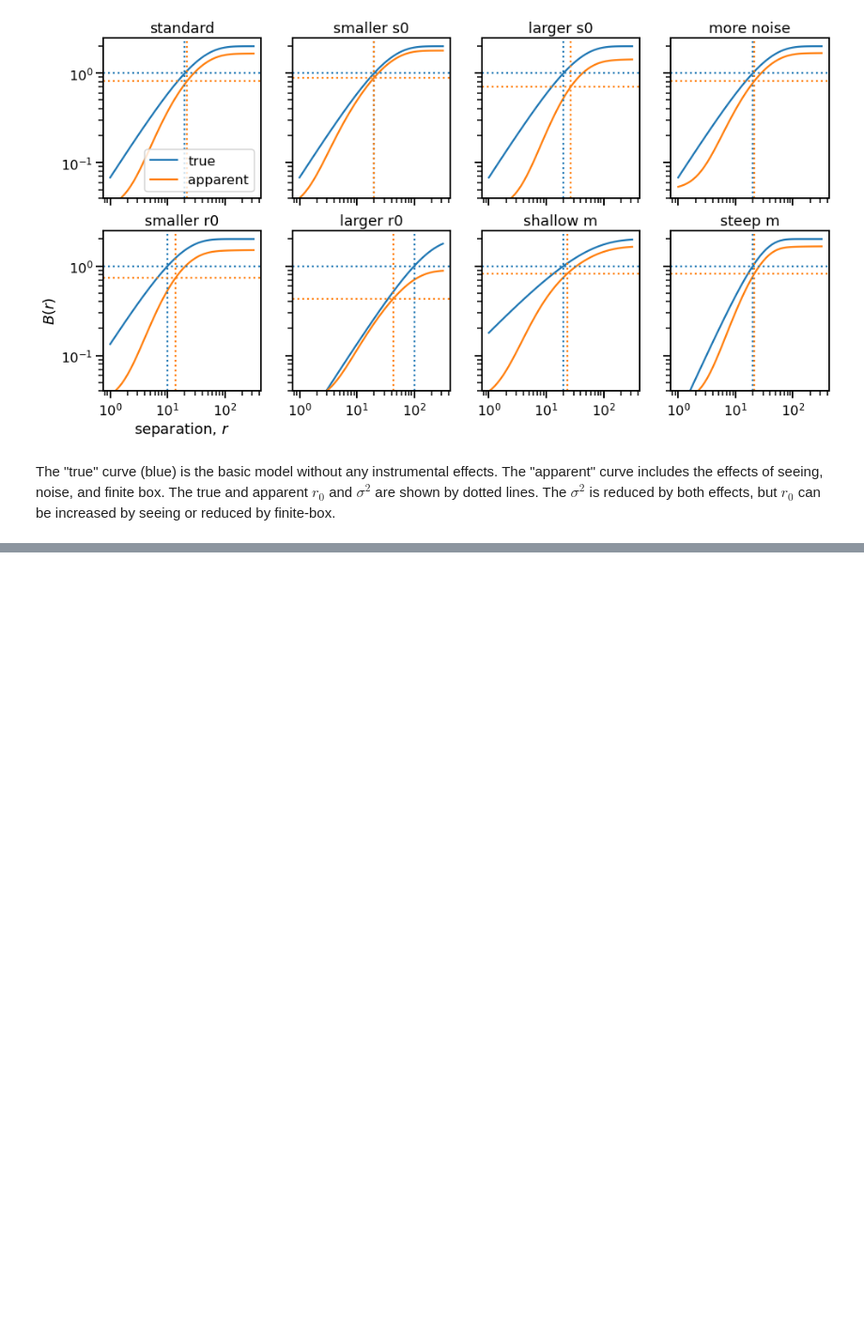
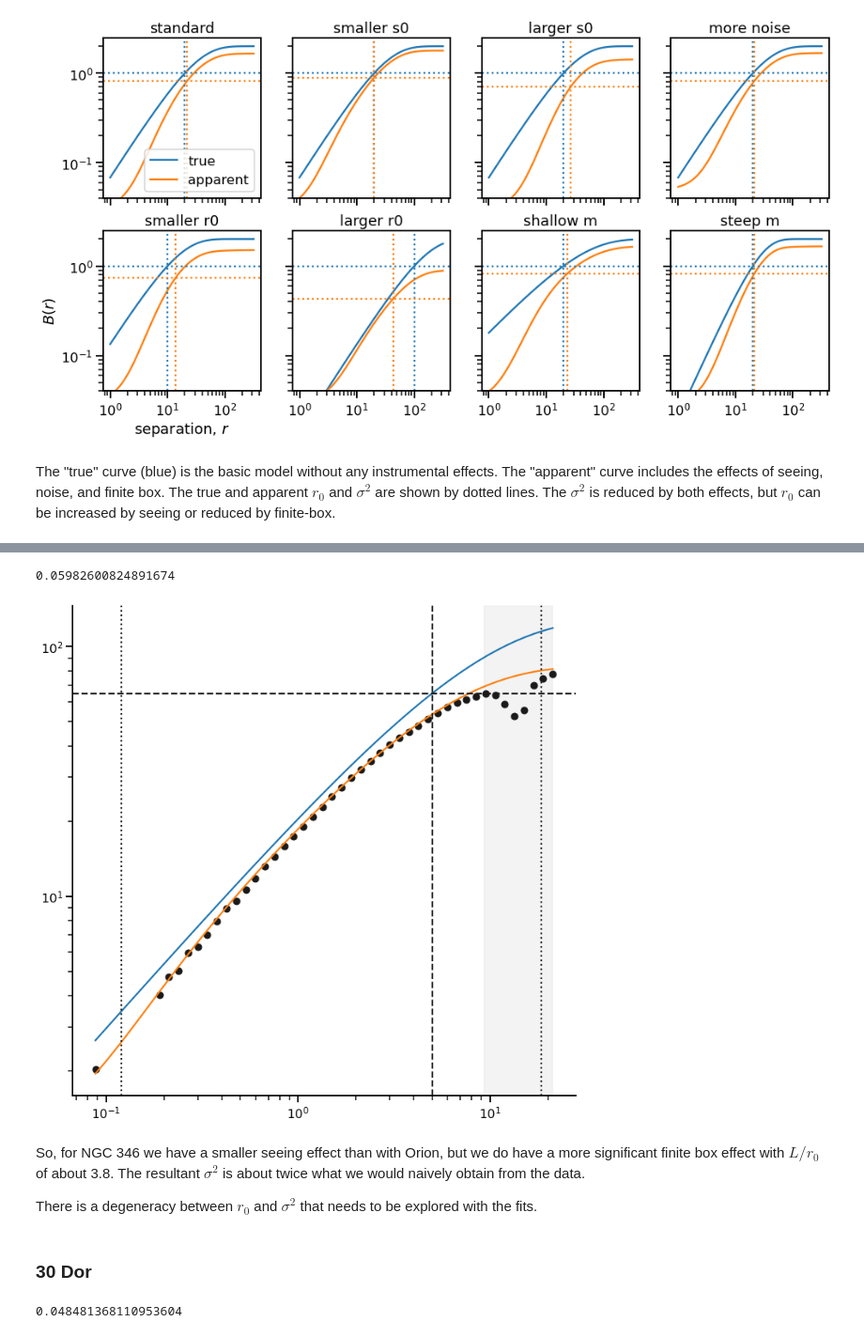
Before and after one commit to will-henney/mariano-velocity-statistics, a Jupyter notebook: new-model-strucfuncs.ipynb, the cells around one changed output, grey strips where cells are left out. Shown at 94% size. Drawn from its saved outputs; the diff is of its cells as text; code cells hidden in the pictures; blank space fills up the shorter version.

```diff
--- a/new-model-strucfuncs.ipynb
+++ b/new-model-strucfuncs.ipynb
@@ -131,0 +218,72 @@ The "true" curve (blue) is the basic model without any instrumental effects.  Th
+# %%
+with open("ngc346-strucfunc-ha.json") as f:
+    sf = values2arrays(json.load(f))
+mask = sf["N pairs"] > 0
+# %%
+Distance_pc = 61700
+pix_scale_arcsec = 0.2
+pc_per_arcsec = (Distance_pc * (u.au / u.pc)).cgs.value
+pix_scale_pc = pc_per_arcsec * pix_scale_arcsec
+pix_scale_pc
+# %% [output]
+0.05982600824891674
+# %%
+fig, ax = plt.subplots(figsize=(12, 12))
+
+
+r = 10**sf["log10 r"][mask]
+r *= pix_scale_pc
+B = sf["Unweighted B(r)"][mask]
+
+# Merge first K points
+K = 3
+r[K] = np.mean(r[:K])
+B[K] = np.mean(B[:K])
+r = r[K:]
+B = B[K:]
+
+# Observed strucfunc
+ax.plot(r, B, linestyle="none", marker="o", color="k")
+
+# Model parameters
+L = np.sqrt(316 * 305) * pix_scale_pc
+s0 = 0.2 * pc_per_arcsec
+r0 = 5.0
+m = 0.87
+sig2 = 65
+noise = 1.0
+
+# Model strucfunc
+rgrid = np.logspace(np.log10(r[0]), np.log10(r[-1]))
+
+true_b = ax.plot(
+    rgrid, bfunc00s(rgrid, r0, sig2, m),
+    label="true",
+)
+c_true = true_b[0].get_color()
+app_b = ax.plot(
+    rgrid,
+    bfunc04s(rgrid, r0, sig2, m, s0, noise, L),
+    label="apparent",
+)
+c_app = app_b[0].get_color()
+
+
+ax.axvline(L, color="k", linestyle="dotted")
+ax.axvline(2 * s0, color="k", linestyle="dotted")
+ax.axvline(r0, color="k", linestyle="dashed")
+ax.axhline(sig2, color="k", linestyle="dashed")
+ax.axvspan(L/2, r[-1], color="k", alpha=0.05, zorder=-1)
+ax.set(
+    xscale="log",
+    yscale="log",
+)
+sns.despine();
+# %% [output]
+[figure, added]
+# %% [markdown]
+So, for NGC 346 we have a smaller seeing effect than with Orion, but we do have a more significant finite box effect with $L / r_0$ of about 3.8. The resultant $\sigma^2$ is about twice what we would naively obtain from the data.
+
+There is a degeneracy between $r_0$ and $\sigma^2$ that needs to be explored with the fits.
+# %% [markdown]
+### 30 Dor
@@ -131,0 +294,8 @@ The "true" curve (blue) is the basic model without any instrumental effects.  Th
+# %%
+Distance_pc = 50000
+pix_scale_arcsec = 0.2
+pc_per_arcsec = (Distance_pc * (u.au / u.pc)).cgs.value
+pix_scale_pc = pc_per_arcsec * pix_scale_arcsec
+pix_scale_pc
+# %% [output]
+0.048481368110953604
```
Also changed, not shown: parts of 32 cells of this notebook, 6 other files.
